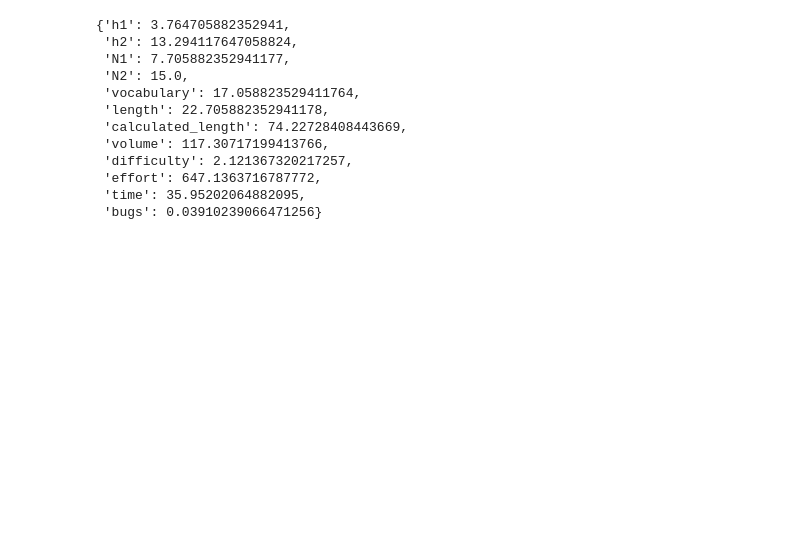
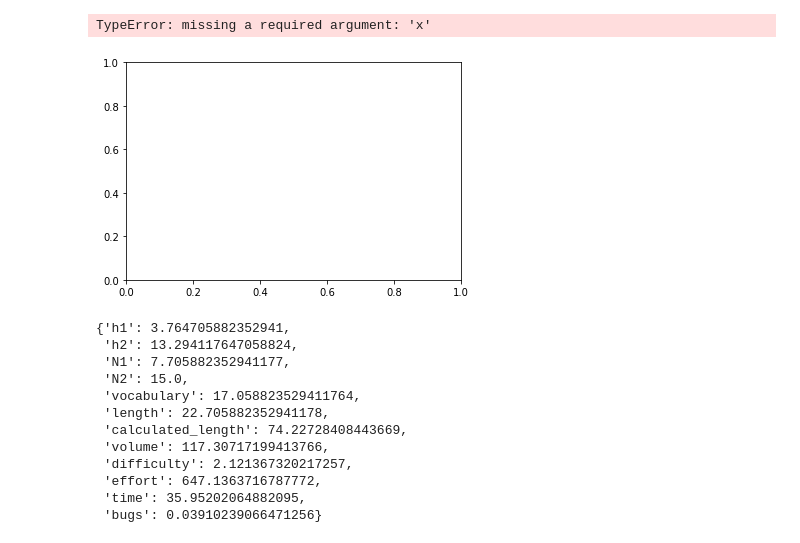
Before and after one commit to plushchaynikolay/susudiploma, a Jupyter notebook: scripts/Untitled.ipynb, the cells around one changed output. Saved outputs shown, nothing was run; the diff lists cells and outputs as text; code cells hidden in the pictures; blank space fills up the shorter version.

```diff
--- a/scripts/Untitled.ipynb
+++ b/scripts/Untitled.ipynb
@@ -1,3 +56,13 @@
+# %%
+data = np.array([0, 1, 2])
+_, ax = plt.subplots()
+ax.hist(data, cumulative=True, color='#539caf')
+ax.set_ylabel('%')
+ax.set_xlabel('rps')
+plt.show()
+# %% [output]
+TypeError: missing a required argument: 'x'
+[figure, added]
 # %%
 import json
 # %%
```
Also changed, not shown: parts of 8 cells of this notebook, 3 other files.
